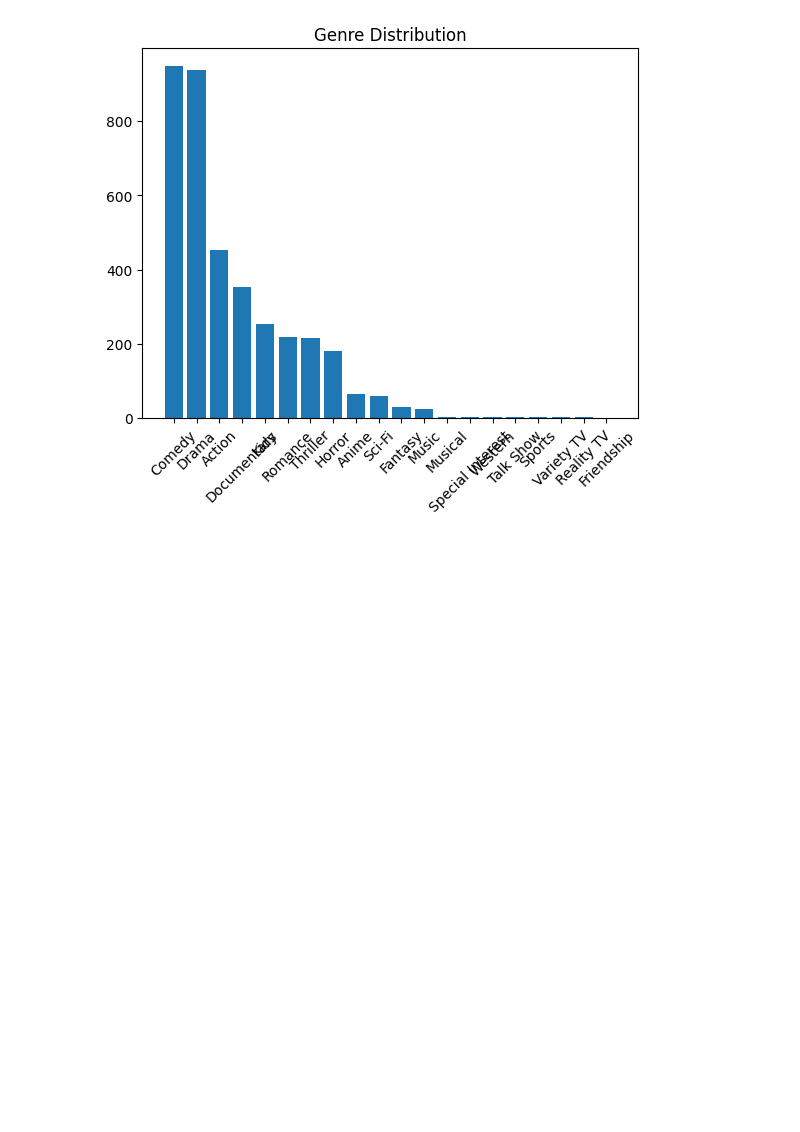
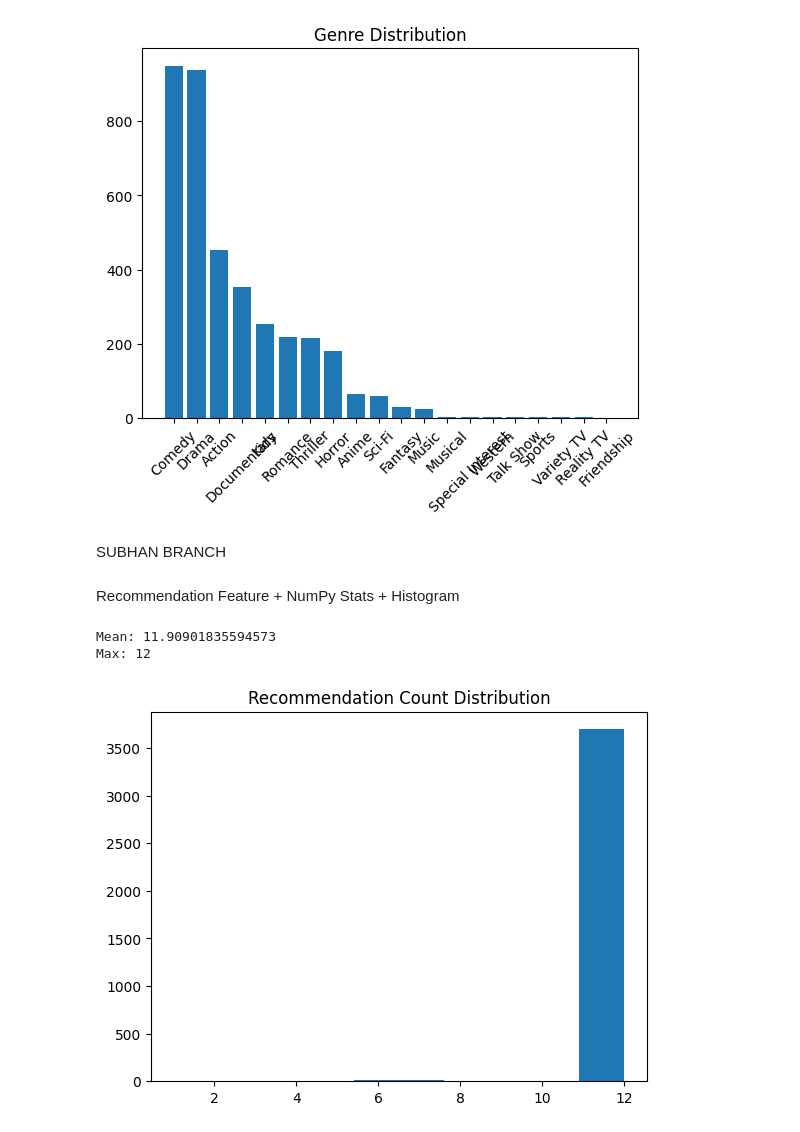
Before and after one commit to ameena0726-ops/Netflix-Analysis, a Jupyter notebook: Netflix_Content_Genre (1).ipynb, the cells around one changed output. Cells and saved outputs as stored; diff of their text form; code cells hidden in the pictures; blank space fills up the shorter version.

Commit message:
Added recommendation feature with NumPy stats and Matplotlib histogram

```diff
--- a/Netflix_Content_Genre (1).ipynb
+++ b/Netflix_Content_Genre (1).ipynb
@@ -429,3 +429,23 @@ plt.show()
 # %% [output]
 Most Common Genre: Comedy
 [figure]
+# %% [markdown]
+SUBHAN BRANCH
+# %% [markdown]
+Recommendation Feature + NumPy Stats + Histogram
+# %%
+df['Recommendation_Count'] = df['Recommendations'].apply(
+    lambda x: len(str(x).split(',')) if pd.notna(x) else 0
+)
+
+rec_array = df['Recommendation_Count'].to_numpy()
+print("Mean:", np.mean(rec_array))
+print("Max:", np.max(rec_array))
+
+plt.hist(rec_array, bins=10)
+plt.title("Recommendation Count Distribution")
+plt.show()
+# %% [output]
+Mean: 11.90901835594573
+Max: 12
+[figure, added]
```
